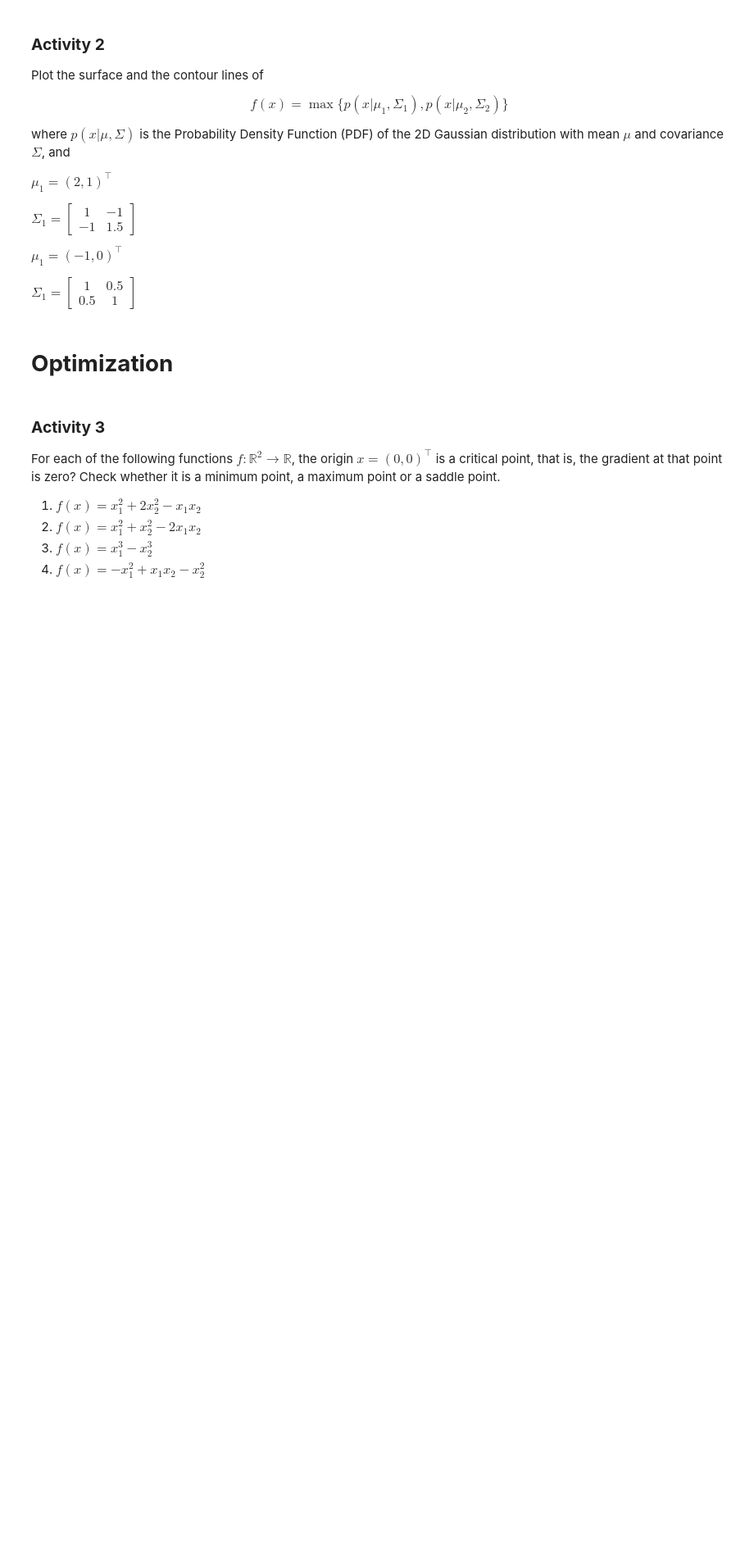
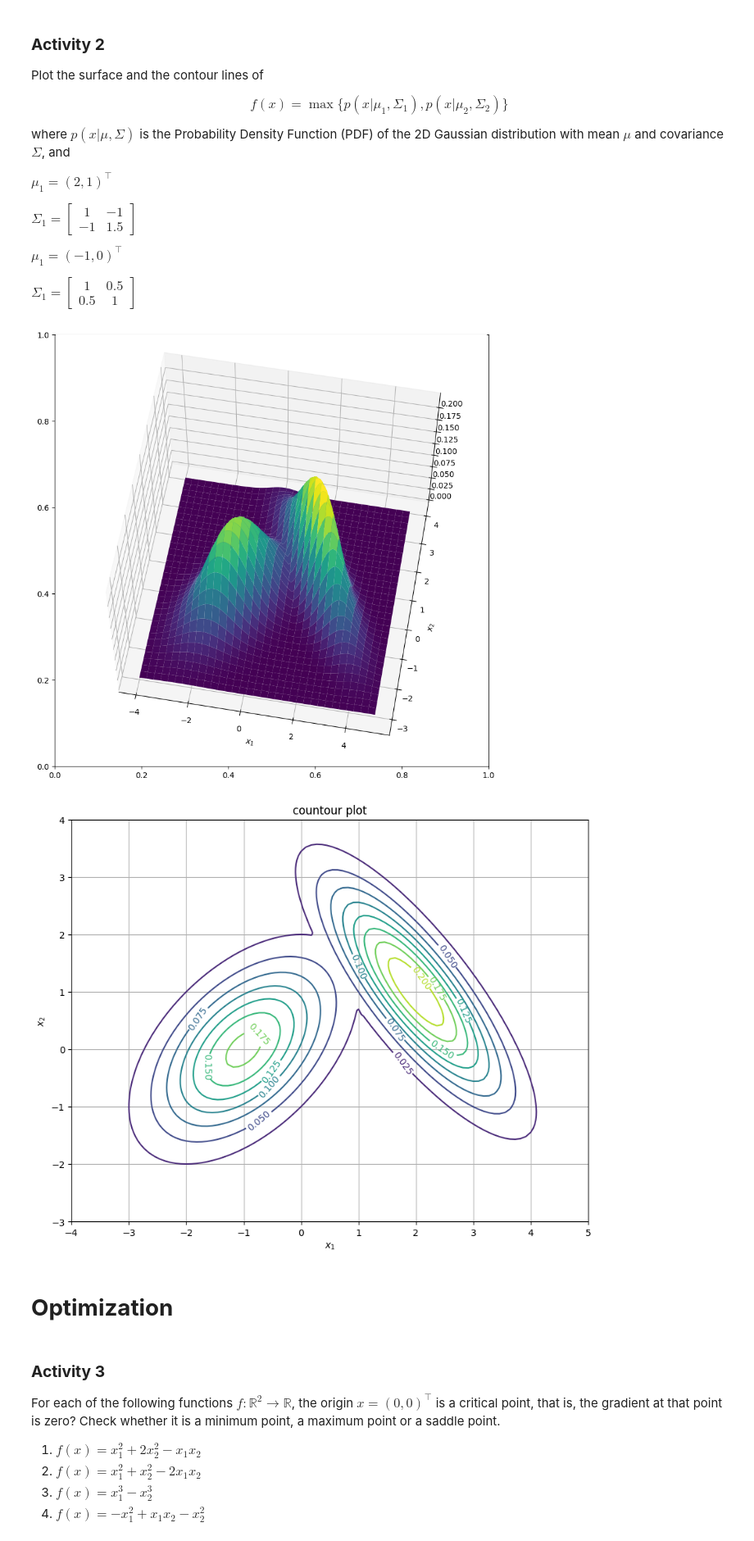
Before and after one commit to cthadeufaria/apc, a Jupyter notebook: lab02/ML_notebook02.ipynb, the cells around one changed output. Shown at 82% size. Cells and saved outputs as stored; diff of their text form; code cells hidden in the pictures; blank space fills up the shorter version.

```diff
--- a/lab02/ML_notebook02.ipynb
+++ b/lab02/ML_notebook02.ipynb
@@ -194,39 +198,49 @@ X1, X2 = np.meshgrid(x1, x2)
 # Mean vector and covariance matrix PDF1
 # mu1 = ...
 # Sigma1 = ...
+mu1 = np.array([2, 1])
+Sigma1 = np.array([[1, -1], [-1, 1.5]])
 
 # compute PDF1
 # Z1 = ...
+Z1 = gaussian2D(X1, X2, mu1, Sigma1)
 
 # Mean vector and covariance matrix PDF2
 # mu2 = ...
 # Sigma2 = ...
+mu2 = np.array([-1, 0])
+Sigma2 = np.array([[1, 0.5], [0.5, 1]])
 
 # compute PDF2
 # Z2 = ...
+Z2 = gaussian2D(X1, X2, mu2, Sigma2)
 
 # compute F
 # F = ...
+F = np.maximum(Z1, Z2)
 
 # plot using subplots
 fig, ax = plt.subplots(figsize=(10,10))
 ax = plt.axes(projection='3d')
 
 ax.plot_surface(X1, X2, F, rstride=3, cstride=3, cmap=cm.viridis)
 ax.view_init(60,-80)
 ax.set_xlabel(r'$x_1$')
 ax.set_ylabel(r'$x_2$')
 plt.show()
 
 fig, ax = plt.subplots(figsize=(10,10))
 cs = ax.contour(X1, X2, F, 10)
 ax.clabel(cs, inline=True, fontsize=10)
 ax.set_aspect('equal')
 ax.set_title('countour plot')
 ax.set_xlabel(r'$x_1$')
 ax.set_ylabel(r'$x_2$')
 plt.grid()
 plt.show()
+# %% [output]
+[figure, added]
+[figure, added]
 # %% [markdown]
 # **Optimization**
 # %% [markdown]
```
Also changed, not shown: parts of 5 cells of this notebook.
